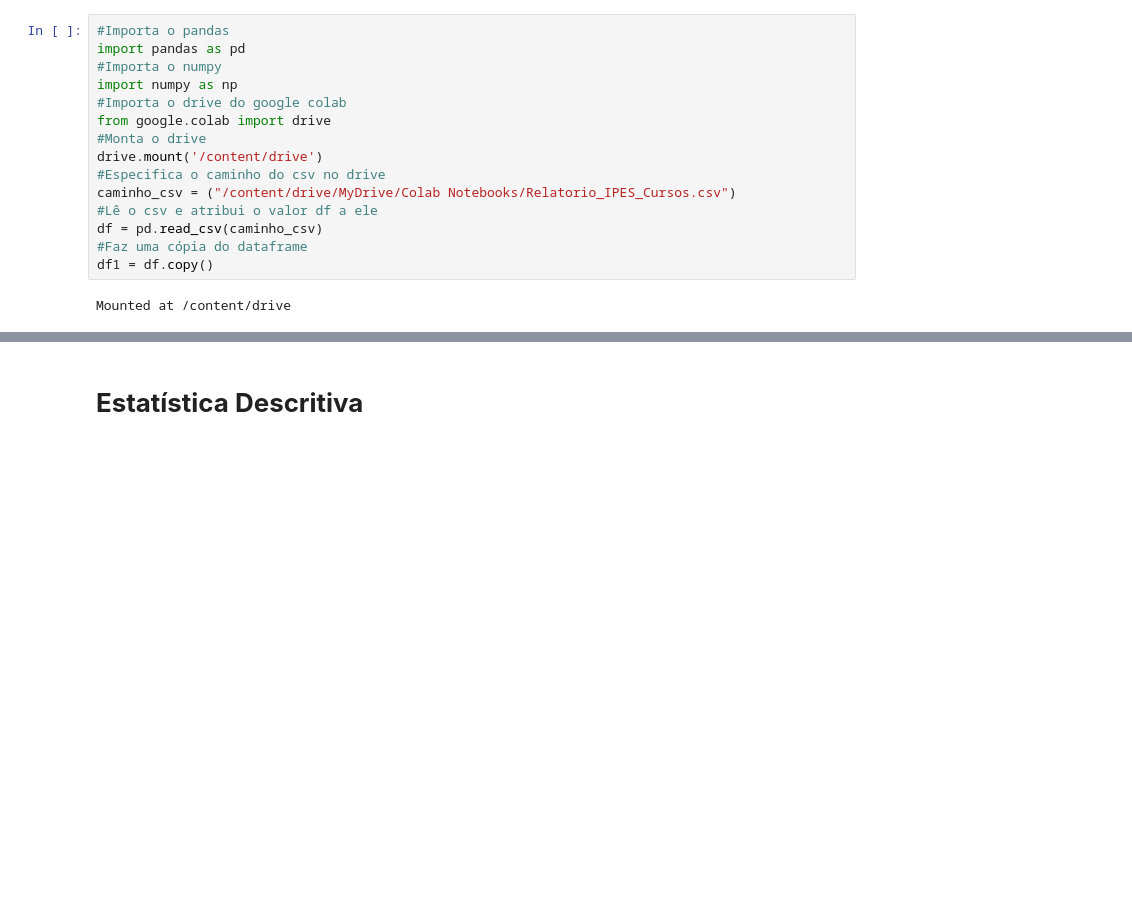
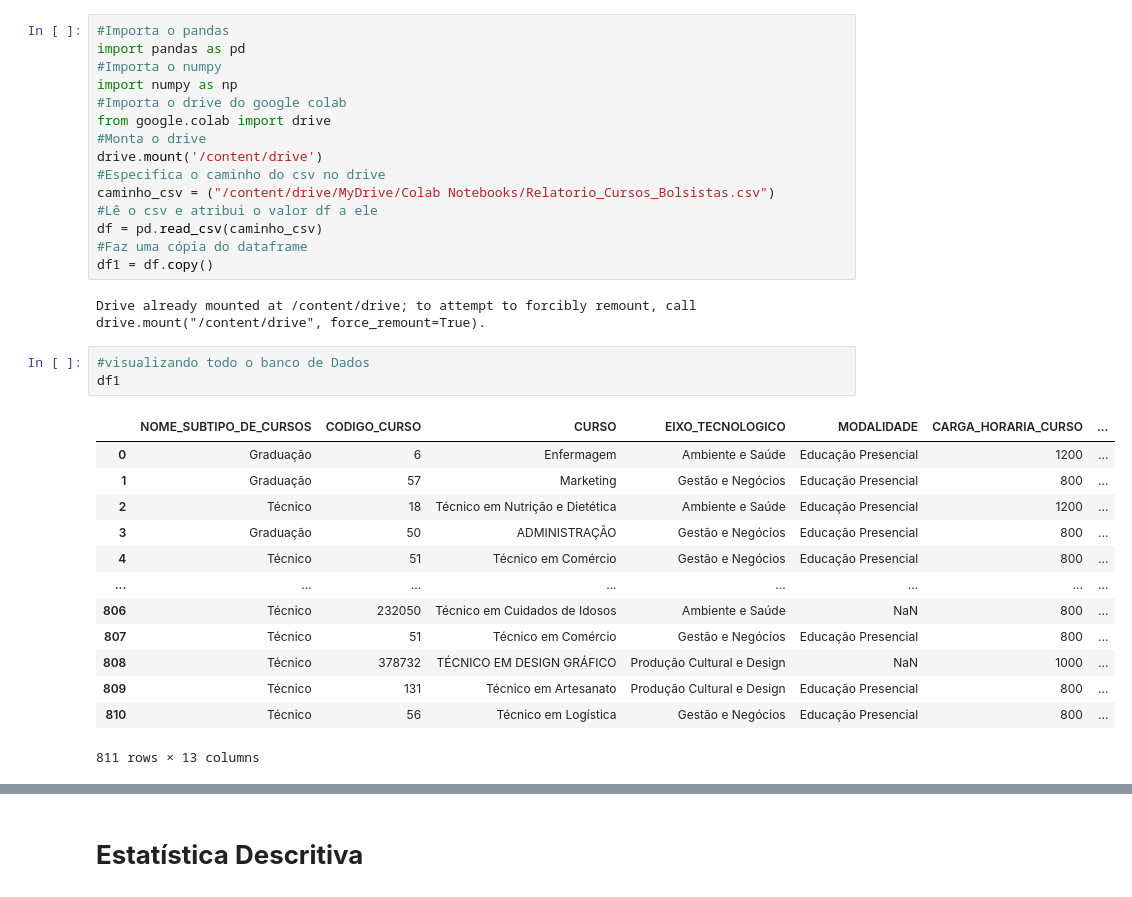
Before and after one commit to leticiaholsback/Projeto_Tec_de_Programacao__ADAtech, a Jupyter notebook: AdaTech_Dados_Projeto.ipynb, the cells around one changed output, grey strips where cells are left out. Saved outputs shown, nothing was run; the diff lists cells and outputs as text; blank space fills up the shorter version.

```diff
--- a/AdaTech_Dados_Projeto.ipynb
+++ b/AdaTech_Dados_Projeto.ipynb
@@ -10,10 +10,27 @@ from google.colab import drive
 #Monta o drive
 drive.mount('/content/drive')
 #Especifica o caminho do csv no drive
-caminho_csv = ("/content/drive/MyDrive/Colab Notebooks/Relatorio_IPES_Cursos.csv")
+caminho_csv = ("/content/drive/MyDrive/Colab Notebooks/Relatorio_Cursos_Bolsistas.csv")
 #Lê o csv e atribui o valor df a ele
 df = pd.read_csv(caminho_csv)
 #Faz uma cópia do dataframe
 df1 = df.copy()
 # %% [output]
-Mounted at /content/drive
+Drive already mounted at /content/drive; to attempt to forcibly remount, call drive.mount("/content/drive", force_remount=True).
+# %%
+#visualizando todo o banco de Dados
+df1
+# %% [output]
+|  | NOME_SUBTIPO_DE_CURSOS | CODIGO_CURSO | CURSO | EIXO_TECNOLOGICO | MODALIDADE | CARGA_HORARIA_CURSO | ... |
+| 0 | Graduação | 6 | Enfermagem | Ambiente e Saúde | Educação Presencial | 1200 | ... |
+| 1 | Graduação | 57 | Marketing | Gestão e Negócios | Educação Presencial | 800 | ... |
+| 2 | Técnico | 18 | Técnico em Nutrição e Dietética | Ambiente e Saúde | Educação Presencial | 1200 | ... |
+| 3 | Graduação | 50 | ADMINISTRAÇÃO | Gestão e Negócios | Educação Presencial | 800 | ... |
+| 4 | Técnico | 51 | Técnico em Comércio | Gestão e Negócios | Educação Presencial | 800 | ... |
+| ... | ... | ... | ... | ... | ... | ... | ... |
+| 806 | Técnico | 232050 | Técnico em Cuidados de Idosos | Ambiente e Saúde | NaN | 800 | ... |
+| 807 | Técnico | 51 | Técnico em Comércio | Gestão e Negócios | Educação Presencial | 800 | ... |
+| 808 | Técnico | 378732 | TÉCNICO EM DESIGN GRÁFICO | Produção Cultural e Design | NaN | 1000 | ... |
+| 809 | Técnico | 131 | Técnico em Artesanato | Produção Cultural e Design | Educação Presencial | 800 | ... |
+| 810 | Técnico | 56 | Técnico em Logística | Gestão e Negócios | Educação Presencial | 800 | ... |
+811 rows × 13 columns
```
Also changed, not shown: parts of 7 cells of this notebook.
